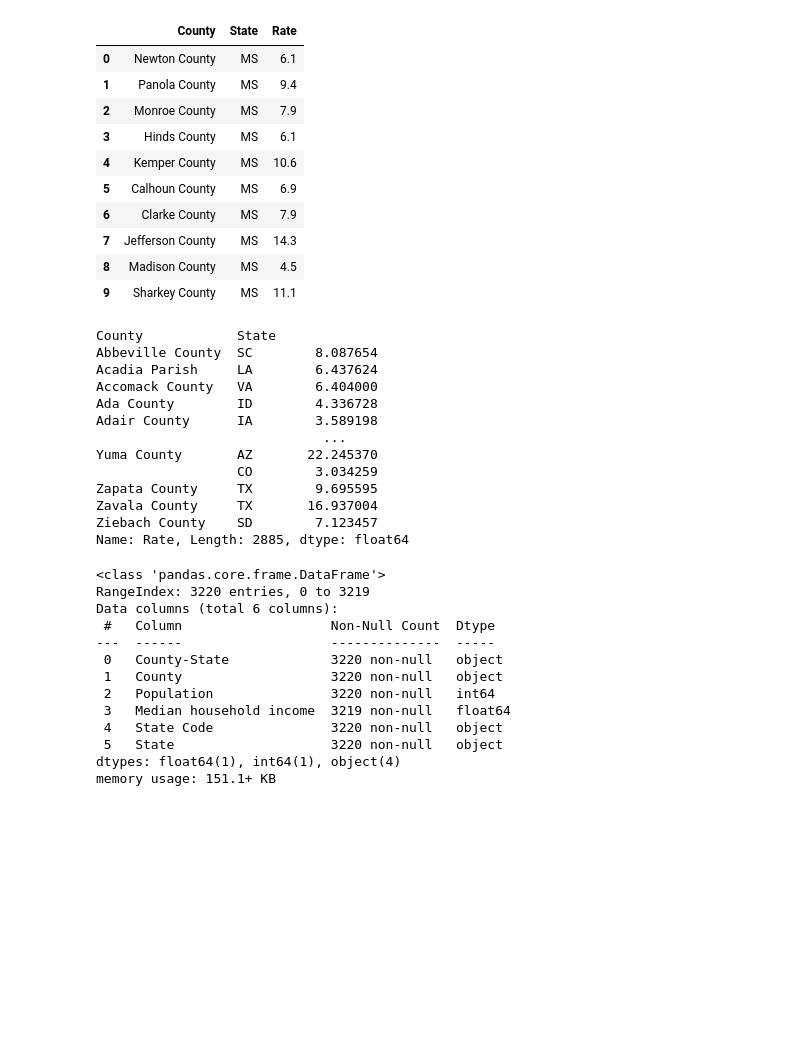
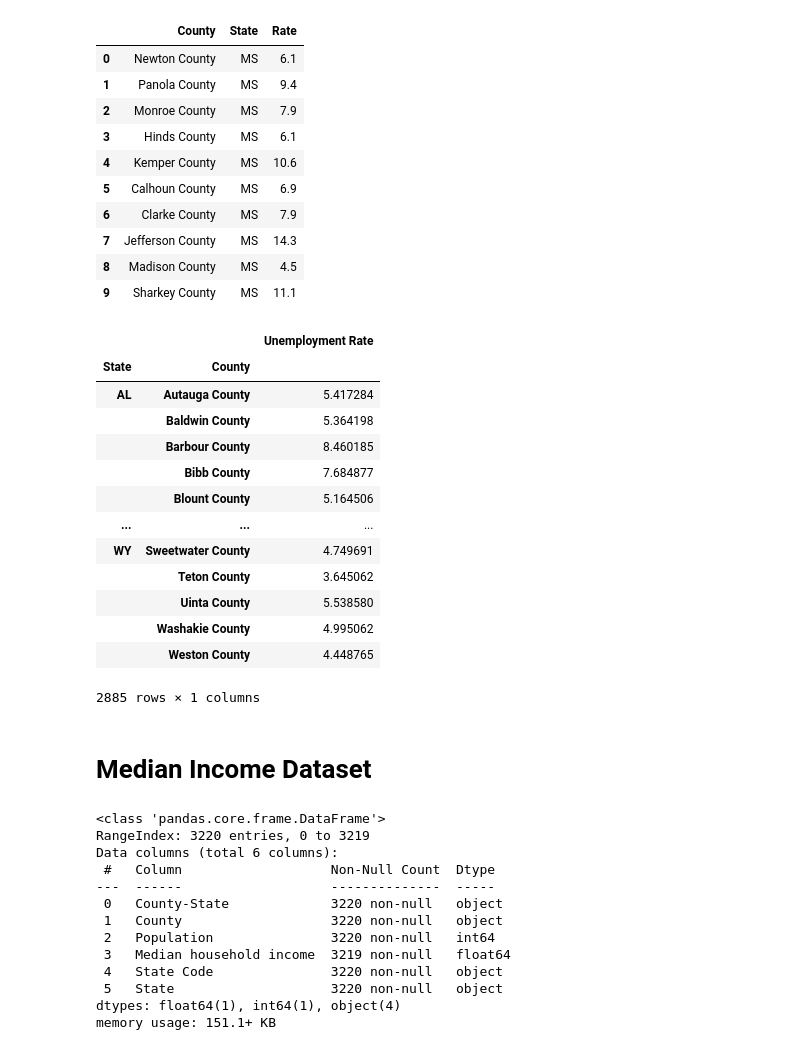
Before and after one commit to zpoeschl/ETL-Project, a Jupyter notebook: ETL.ipynb, the cells around one changed output. Saved outputs shown, nothing was run; the diff lists cells and outputs as text; code cells hidden in the pictures; blank space fills up the shorter version.

```diff
--- a/ETL.ipynb
+++ b/ETL.ipynb
@@ -98,22 +122,25 @@ unemp_df.head(10)
 | 8 | Madison County | MS | 4.5 |
 | 9 | Sharkey County | MS | 11.1 |
 # %%
-grouped_unemp_df = unemp_df.groupby(['County', 'State'])['Rate'].mean()
-grouped_unemp_df
+unemp_df_new = pd.DataFrame({"Unemployment Rate":unemp_df.groupby(["State","County"])["Rate"].mean()})
+unemp_df_new
 # %% [output]
+|  |  | Unemployment Rate |
+| State | County |  |
+| AL | Autauga County | 5.417284 |
+|  | Baldwin County | 5.364198 |
+|  | Barbour County | 8.460185 |
+|  | Bibb County | 7.684877 |
+|  | Blount County | 5.164506 |
+| ... | ... | ... |
+| WY | Sweetwater County | 4.749691 |
+|  | Teton County | 3.645062 |
+|  | Uinta County | 5.538580 |
+|  | Washakie County | 4.995062 |
+|  | Weston County | 4.448765 |
-County            State
-Abbeville County  SC        8.087654
-Acadia Parish     LA        6.437624
-Accomack County   VA        6.404000
-Ada County        ID        4.336728
-Adair County      IA        3.589198
-                             ...
-Yuma County       AZ       22.245370
-                  CO        3.034259
-Zapata County     TX        9.695595
-Zavala County     TX       16.937004
-Ziebach County    SD        7.123457
-Name: Rate, Length: 2885, dtype: float64
+2885 rows × 1 columns
+# %% [markdown]
+# Median Income Dataset
 # %%
 median_csv = "Resources/medianincome.csv"
 median_df = pd.read_csv(median_csv)
```
Also changed, not shown: parts of 19 cells of this notebook.
